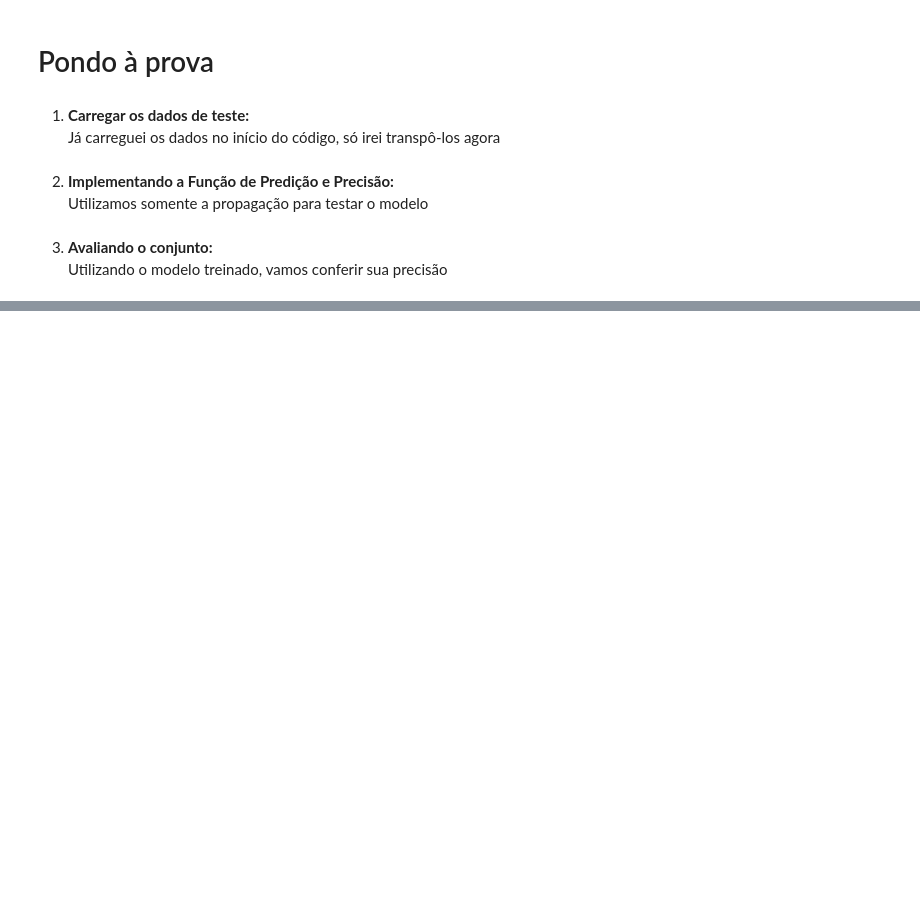
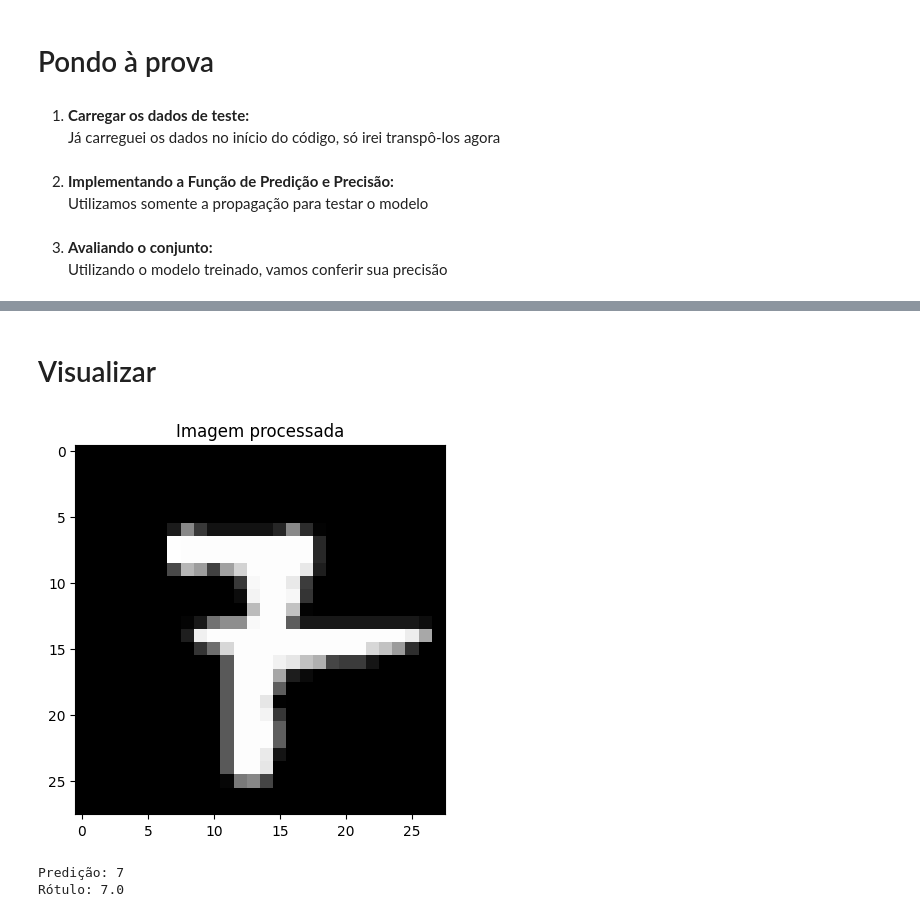
Before and after one commit to herozandn/rede_neural, a Jupyter notebook: Rede_Neural_MNIST.ipynb, the cells around one changed output, grey strips where cells are left out. Saved outputs shown, nothing was run; the diff lists cells and outputs as text; code cells hidden in the pictures; blank space fills up the shorter version.

```diff
--- a/Rede_Neural_MNIST.ipynb
+++ b/Rede_Neural_MNIST.ipynb
@@ -415,3 +414,5 @@ Precisão Final no Conjunto de Teste: 95.26%
 # %%
 nome = "modelo_mnist_final.npy"
 np.save(nome, final, allow_pickle=True)
+# %% [markdown]
+# Visualizar
@@ -417,0 +422,27 @@ np.save(nome, final, allow_pickle=True)
+# %%
+def visualizar_dados(x, largura=28, altura=28):
+  imagem_2d = x.reshape(largura, altura)
+
+  plt.imshow(imagem_2d, interpolation='nearest', cmap='grey')
+  plt.title("Imagem processada")
+  plt.show()
+
+def analisar(x_teste, y_teste, indice, parametros):
+  x_selecionado = x_teste[: , indice].reshape(-1,1)
+  y_selecionado = y_teste[indice]
+
+  A3, _ = propagacao_frente(x_selecionado, parametros)
+  previsao = np.argmax(A3)
+  probabilidade = A3.T[0]
+
+  return x_selecionado.flatten(), previsao, y_selecionado, probabilidade
+# %%
+indice = 97
+x, previsao, y_real, probs = analisar(x_teste, y_teste, indice, final)
+visualizar_dados(x)
+print(f'Predição: {previsao}')
+print(f'Rótulo: {y_real}')
+# %% [output]
+[figure, added]
+Predição: 7
+Rótulo: 7.0
```
Also changed, not shown: parts of 5 cells of this notebook.
